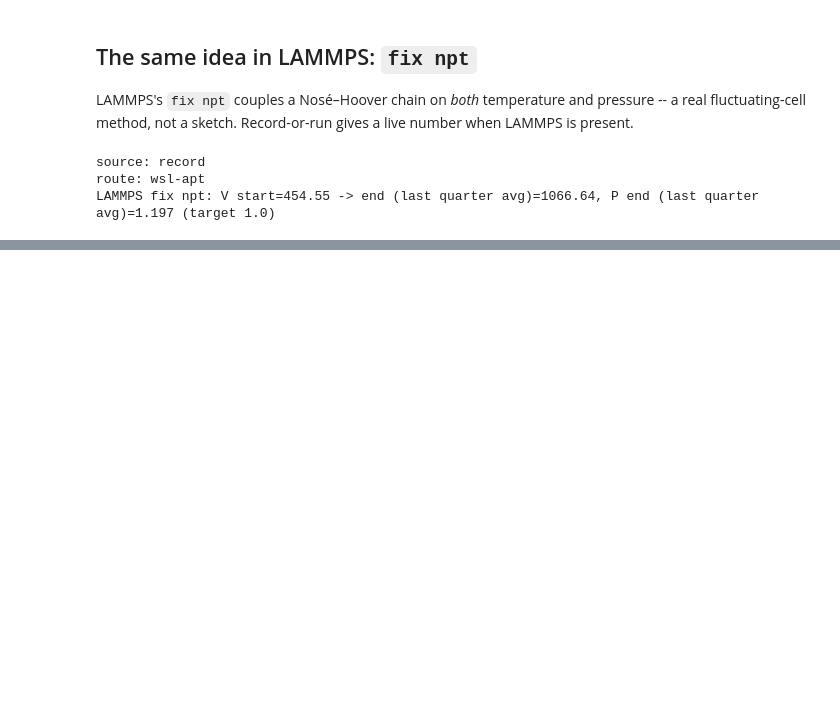
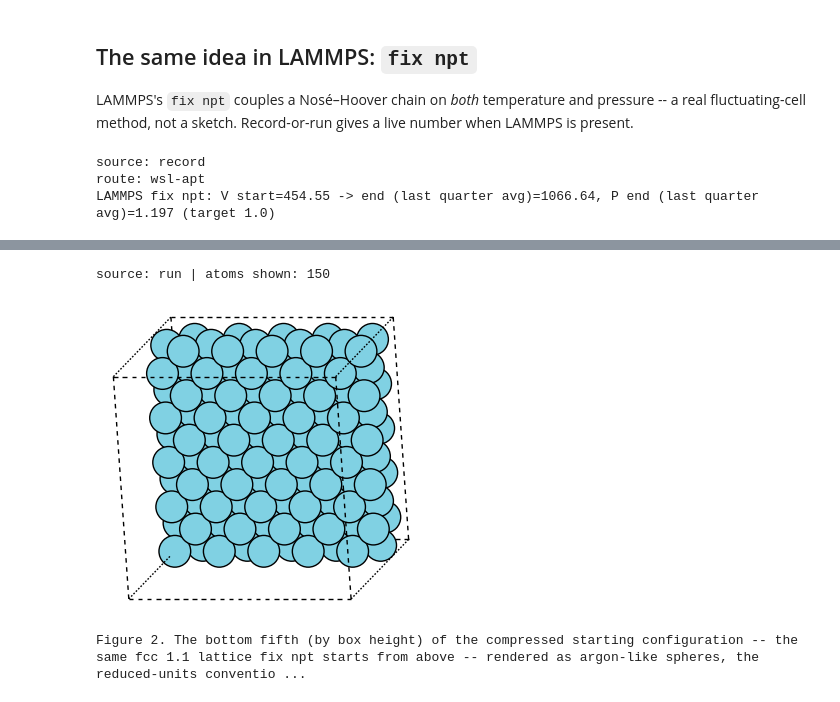
Before and after one commit to fabiocampolim-design/lammps-skill, a Jupyter notebook: chapters/LAMMPS_04_Ensembles_And_Restarts.ipynb, the cells around one changed output, grey strips where cells are left out. Drawn from its saved outputs; the diff is of its cells as text; code cells hidden in the pictures; blank space fills up the shorter version.

```diff
--- a/chapters/LAMMPS_04_Ensembles_And_Restarts.ipynb
+++ b/chapters/LAMMPS_04_Ensembles_And_Restarts.ipynb
@@ -243,0 +174,63 @@ chapter 04: 3 claim(s) checked
+# %%
+import dataclasses
+import os
+import tempfile
+
+import numpy as np
+
+from lammpskill.io.dump import read_dump
+from lammpskill.run import run, run_or_load
+
+DUMP_EVERY = 50
+
+# the identical fix npt case above (dataclasses.replace, not a hand-retyped Spec), plus a
+# trajectory dump for the atom views
+npt_traj_spec = dataclasses.replace(
+    npt_spec,
+    dumps=["1 all custom %d traj.dump id type xu yu zu" % DUMP_EVERY],
+    comment="the same fix npt case above, with a trajectory dump for the atom views",
+)
+
+
+def compute_npt_traj():
+    workdir = tempfile.mkdtemp(prefix="ch04_traj_")
+    result = run(npt_traj_spec, workdir, time_limit=300)
+    if not result.ok:
+        raise RuntimeError("npt trajectory run failed (rc=%s): %s" % (result.returncode, "; ".join(result.errors) or result.stderr))
+    traj = read_dump(os.path.join(workdir, "traj.dump"))
+    first, last = traj.frames[0].sorted_by_id(), traj.frames[-1].sorted_by_id()
+    # the bottom 20% of the box height, by the FIRST frame's own (compressed) box -- a fraction of
+    # a changing box, not a fixed lattice-spacing threshold like chapter 01/03 use on a fixed box
+    z0 = first.positions[:, 2]
+    idx = np.nonzero(z0 < 0.2 * first.box.lengths[2])[0]
+    return {"natoms_shown": len(idx),
+            "route": result.installation.route if result.installation else None,
+            "pos_start": first.positions[idx].tolist(), "cell_start": first.box.lengths.tolist(),
+            "pos_end": last.positions[idx].tolist(), "cell_end": last.box.lengths.tolist()}
+
+
+npt_traj_rec = run_or_load("lj_npt_traj_ch04", compute_npt_traj, records_dir="../data/records")
+print("source:", npt_traj_rec["source"], "| atoms shown:", npt_traj_rec.get("natoms_shown"))
+# %% [output]
+source: run | atoms shown: 150
+# %%
+import matplotlib.pyplot as plt
+
+from lammpskill import viz
+
+if npt_traj_rec["source"] != "skip":
+    try:
+        fig = viz.snapshot(np.array(npt_traj_rec["pos_start"]), np.array(npt_traj_rec["cell_start"]),
+                           symbols=["Ar"] * npt_traj_rec["natoms_shown"])
+    except ImportError as e:
+        print("ase not installed -- skipping the npt snapshots:", e)
+    else:
+        plt.show()
+        caption("The bottom fifth (by box height) of the compressed starting configuration -- "
+                "the same fcc 1.1 lattice fix npt starts from above -- rendered as argon-like "
+                "spheres, the reduced-units convention chapter 01 established.")
+else:
+    print("no LAMMPS and no record: nothing to show")
+# %% [output]
+[figure, added]
+Figure 2. The bottom fifth (by box height) of the compressed starting configuration -- the same fcc 1.1 lattice fix npt starts from above -- rendered as argon-like spheres, the reduced-units conventio ...
```
Also changed, not shown: parts of 13 cells of this notebook, 30 other files.
